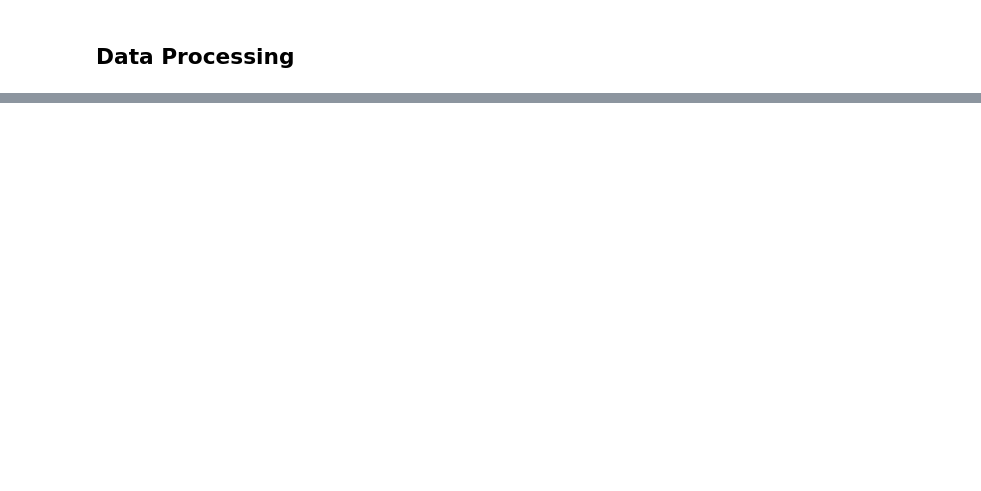
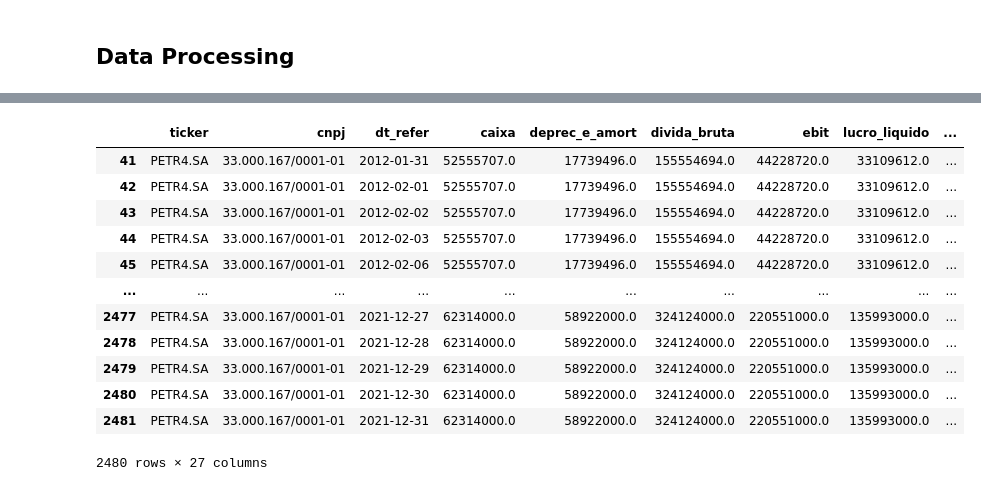
Before and after one commit to EdyAlenquer/drl-stock-market, a Jupyter notebook: notebooks/dre_download.ipynb, the cells around one changed output, grey strips where cells are left out. Drawn from its saved outputs; the diff is of its cells as text; code cells hidden in the pictures; blank space fills up the shorter version.

```diff
--- a/notebooks/dre_download.ipynb
+++ b/notebooks/dre_download.ipynb
@@ -487,0 +511,35 @@ SyntaxError: invalid syntax (4272614405.py, line 5)
+# %%
+# TODO - Calcular EBITDA
+
+df_final['EBITDA'] = df_final['ebit'] + df_final['deprec_e_amort']
+df_final['divida_liquida'] = df_final['divida_bruta'] - df_final['caixa']
+df_final['LPA'] = df_final['lucro_liquido']*1000 / df_final['qtd_acoes']
+df_final['VPA'] = df_final['patrimonio_liquido']*1000 / df_final['qtd_acoes']
+
+
+df_final['P/L'] = df_final['close_price'] / df_final['LPA']
+df_final['P/EBITDA'] = df_final['close_price'] / df_final['EBITDA']
+df_final['P/VPA'] = df_final['close_price'] / df_final['VPA']
+df_final['DL/PL'] = df_final['divida_liquida'] / df_final['patrimonio_liquido']
+df_final['DL/EBITDA'] = df_final['divida_liquida'] / df_final['EBITDA']
+df_final['DL/EBIT'] = df_final['divida_liquida'] / df_final['ebit']
+df_final['ROE'] = df_final['lucro_liquido'] / df_final['patrimonio_liquido']
+df_final['MARGEM_EBITDA'] = df_final['EBITDA'] / df_final['receita_liquida']
+df_final['MARGEM_EBIT'] = df_final['ebit'] / df_final['receita_liquida']
+df_final['MARGEM_LIQUIDA'] = df_final['lucro_liquido'] / df_final['receita_liquida']
+
+df_final
+# %% [output]
+|  | ticker | cnpj | dt_refer | caixa | deprec_e_amort | divida_bruta | ebit | lucro_liquido | ... |
+| 41 | PETR4.SA | 33.000.167/0001-01 | 2012-01-31 | 52555707.0 | 17739496.0 | 155554694.0 | 44228720.0 | 33109612.0 | ... |
+| 42 | PETR4.SA | 33.000.167/0001-01 | 2012-02-01 | 52555707.0 | 17739496.0 | 155554694.0 | 44228720.0 | 33109612.0 | ... |
+| 43 | PETR4.SA | 33.000.167/0001-01 | 2012-02-02 | 52555707.0 | 17739496.0 | 155554694.0 | 44228720.0 | 33109612.0 | ... |
+| 44 | PETR4.SA | 33.000.167/0001-01 | 2012-02-03 | 52555707.0 | 17739496.0 | 155554694.0 | 44228720.0 | 33109612.0 | ... |
+| 45 | PETR4.SA | 33.000.167/0001-01 | 2012-02-06 | 52555707.0 | 17739496.0 | 155554694.0 | 44228720.0 | 33109612.0 | ... |
+| ... | ... | ... | ... | ... | ... | ... | ... | ... | ... |
+| 2477 | PETR4.SA | 33.000.167/0001-01 | 2021-12-27 | 62314000.0 | 58922000.0 | 324124000.0 | 220551000.0 | 135993000.0 | ... |
+| 2478 | PETR4.SA | 33.000.167/0001-01 | 2021-12-28 | 62314000.0 | 58922000.0 | 324124000.0 | 220551000.0 | 135993000.0 | ... |
+| 2479 | PETR4.SA | 33.000.167/0001-01 | 2021-12-29 | 62314000.0 | 58922000.0 | 324124000.0 | 220551000.0 | 135993000.0 | ... |
+| 2480 | PETR4.SA | 33.000.167/0001-01 | 2021-12-30 | 62314000.0 | 58922000.0 | 324124000.0 | 220551000.0 | 135993000.0 | ... |
+| 2481 | PETR4.SA | 33.000.167/0001-01 | 2021-12-31 | 62314000.0 | 58922000.0 | 324124000.0 | 220551000.0 | 135993000.0 | ... |
+2480 rows × 27 columns
```
Also changed, not shown: parts of 41 cells of this notebook, 20 other files.
